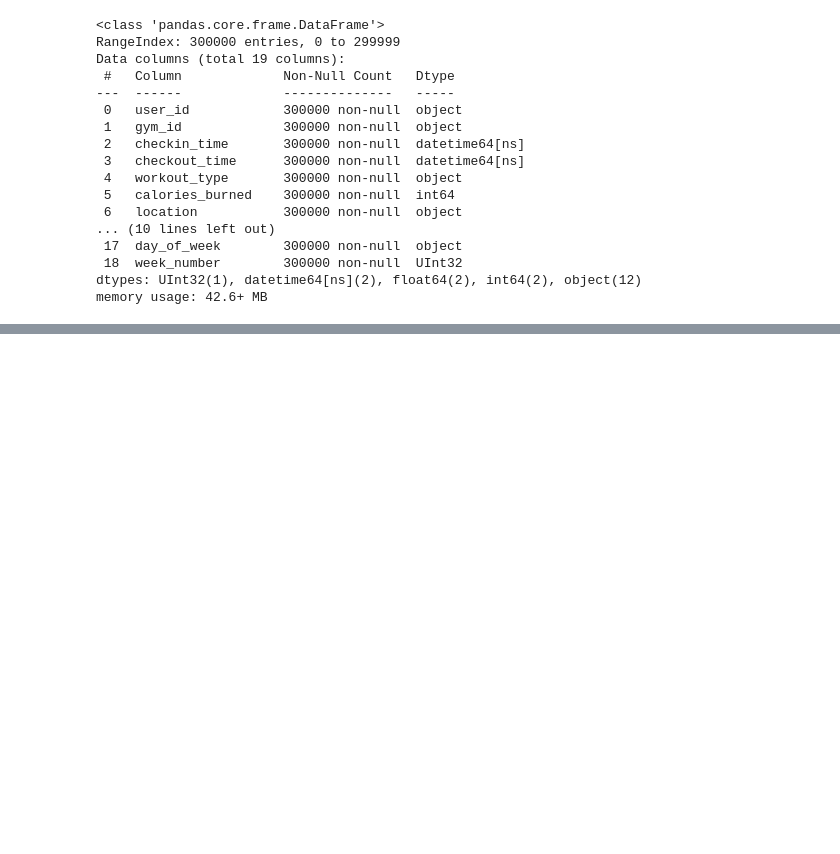
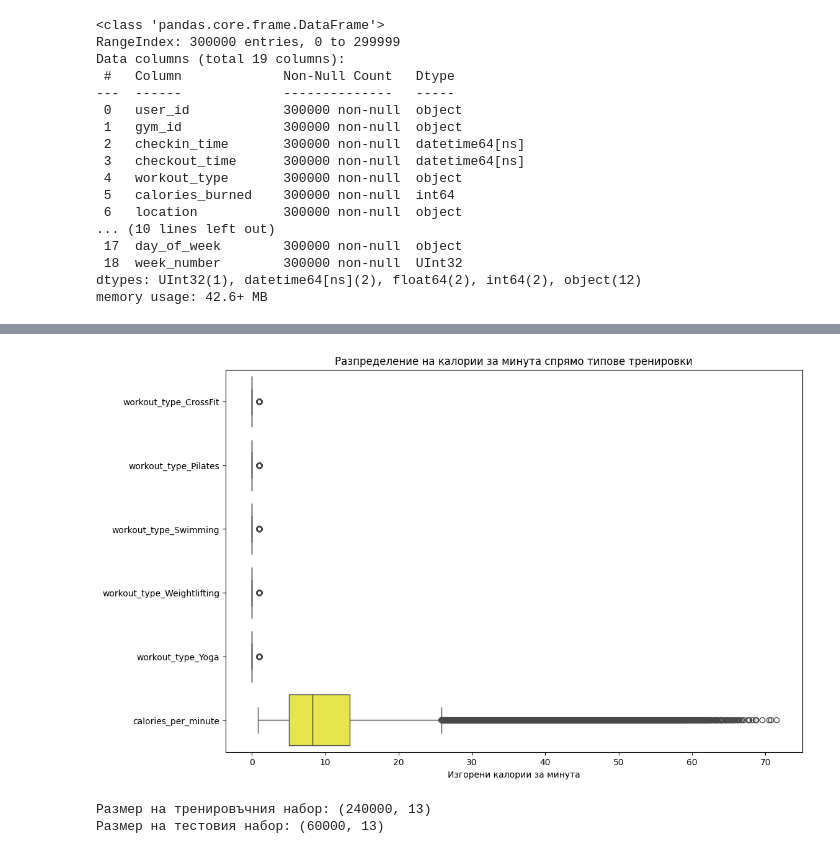
Before and after one commit to ip681/gym-check-ins-analytics-notebook, a Jupyter notebook: Test.ipynb, the cells around one changed output, grey strips where cells are left out. Drawn from its saved outputs; the diff is of its cells as text; code cells hidden in the pictures; blank space fills up the shorter version.

```diff
--- a/Test.ipynb
+++ b/Test.ipynb
@@ -177,0 +376,33 @@ full_data.head()
+# %%
+# Boxplot за калориите спрямо различните типове тренировки
+workout_columns = ['workout_type_CrossFit', 'workout_type_Pilates', 'workout_type_Swimming', 'workout_type_Weightlifting', 'workout_type_Yoga']
+workout_data = research_data[workout_columns].join(research_data['calories_per_minute'])
+
+plt.figure(figsize=(12, 8))
+sns.boxplot(data=workout_data, orient='h', palette='Set1')
+plt.title('Разпределение на калории за минута спрямо типове тренировки')
+plt.xlabel('Изгорени калории за минута')
+plt.show()
+# %% [output]
+[figure, added]
+# %%
+from sklearn.model_selection import train_test_split
+from sklearn.preprocessing import StandardScaler
+
+# Определяме X (независимите променливи) и y (зависимата променлива)
+X = research_data.drop(columns=['calories_burned', 'checkin_time'])  # Премахваме зависимата променлива и времевата
+y = research_data['calories_burned']
+
+# Нормализираме X
+scaler = StandardScaler()
+X_scaled = scaler.fit_transform(X)
+
+# Разделяме на тренировъчни и тестови данни
+X_train, X_test, y_train, y_test = train_test_split(X_scaled, y, test_size=0.2, random_state=42)
+
+# Проверка дали всичко е разделено правилно
+print(f"Размер на тренировъчния набор: {X_train.shape}")
+print(f"Размер на тестовия набор: {X_test.shape}")
+# %% [output]
+Размер на тренировъчния набор: (240000, 13)
+Размер на тестовия набор: (60000, 13)
```
Also changed, not shown: parts of 36 cells of this notebook.
